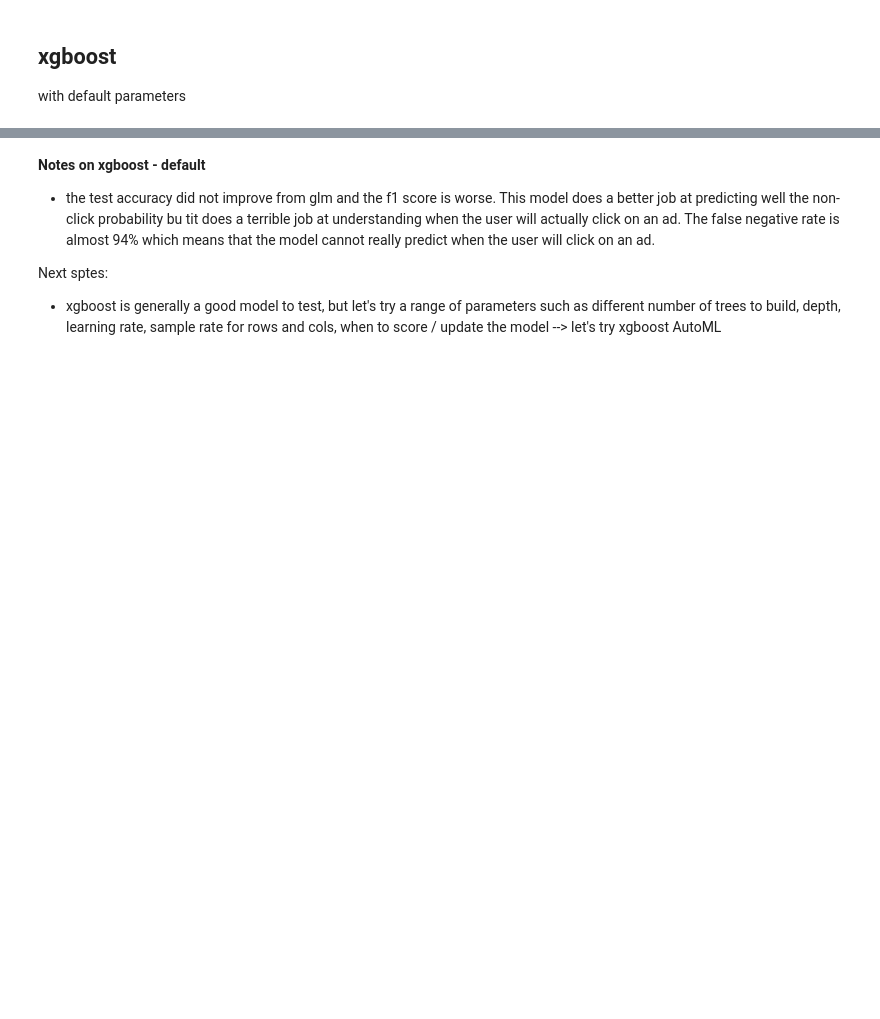
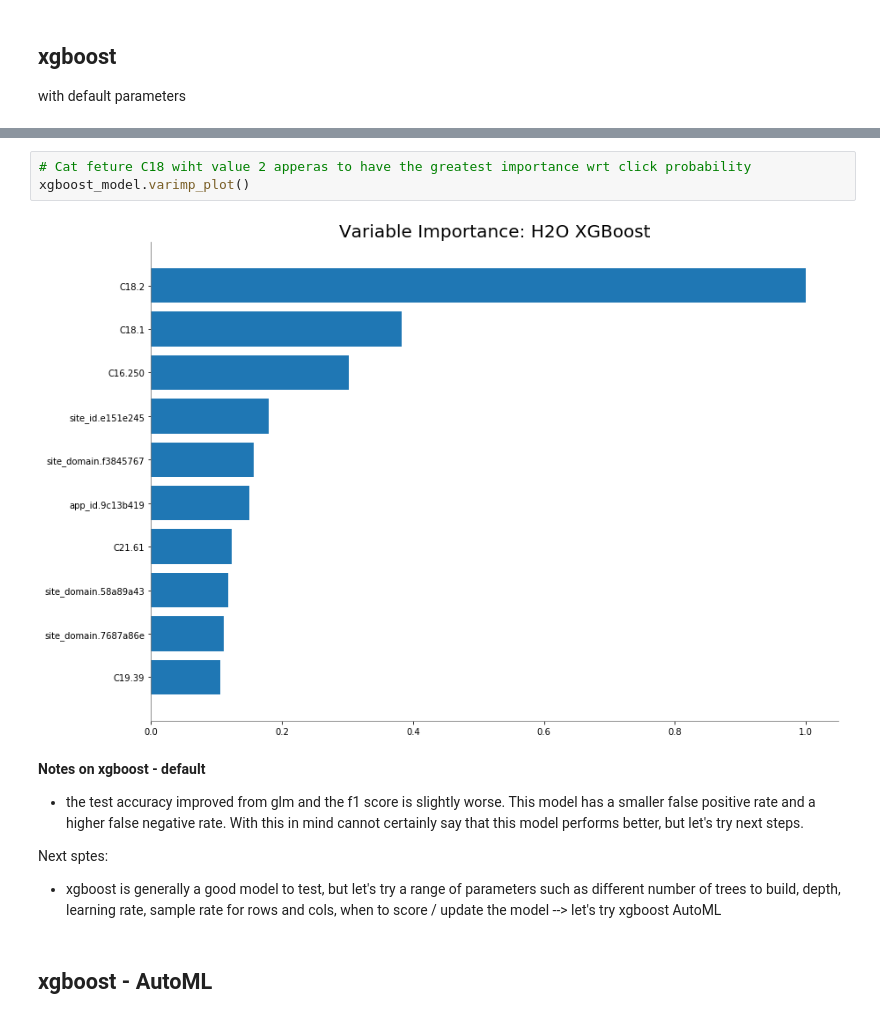
Before and after one commit to ppetruneac/ctr-prediction, a Jupyter notebook: CTR_prediction.ipynb, the cells around one changed output, grey strips where cells are left out. Cells and saved outputs as stored; diff of their text form; blank space fills up the shorter version.

Commit message:
default xgboost updates: slightly better than glm
changed type of target

```diff
--- a/CTR_prediction.ipynb
+++ b/CTR_prediction.ipynb
@@ -606,7 +606,14 @@ plot_confusion_matrix(test['click'].as_data_frame().as_matrix(), predictions['pr
+# %%
+# Cat feture C18 wiht value 2 apperas to have the greatest importance wrt click probability
+xgboost_model.varimp_plot()
+# %% [output]
+[figure, added]
 # %% [markdown]
 **Notes on xgboost - default**
 
-- the test accuracy did not improve from glm and the f1 score is worse. This model does a better job at predicting well the non-click probability bu tit does a terrible job at understanding when the user will actually click on an ad. The false negative rate is almost 94% which means that the model cannot really predict when the user will click on an ad.
+- the test accuracy improved from glm and the f1 score is slightly worse. This model has a smaller false positive rate and a higher false negative rate. With this in mind cannot certainly say that this model performs better, but let's try next steps.
 
 Next sptes:
 - xgboost is generally a good model to test, but let's try a range of parameters such as different number of trees to build, depth, learning rate, sample rate for rows and cols, when to score / update the model --> let's try xgboost AutoML
+# %% [markdown]
+## xgboost - AutoML
```
Also changed, not shown: parts of 8 cells of this notebook.
